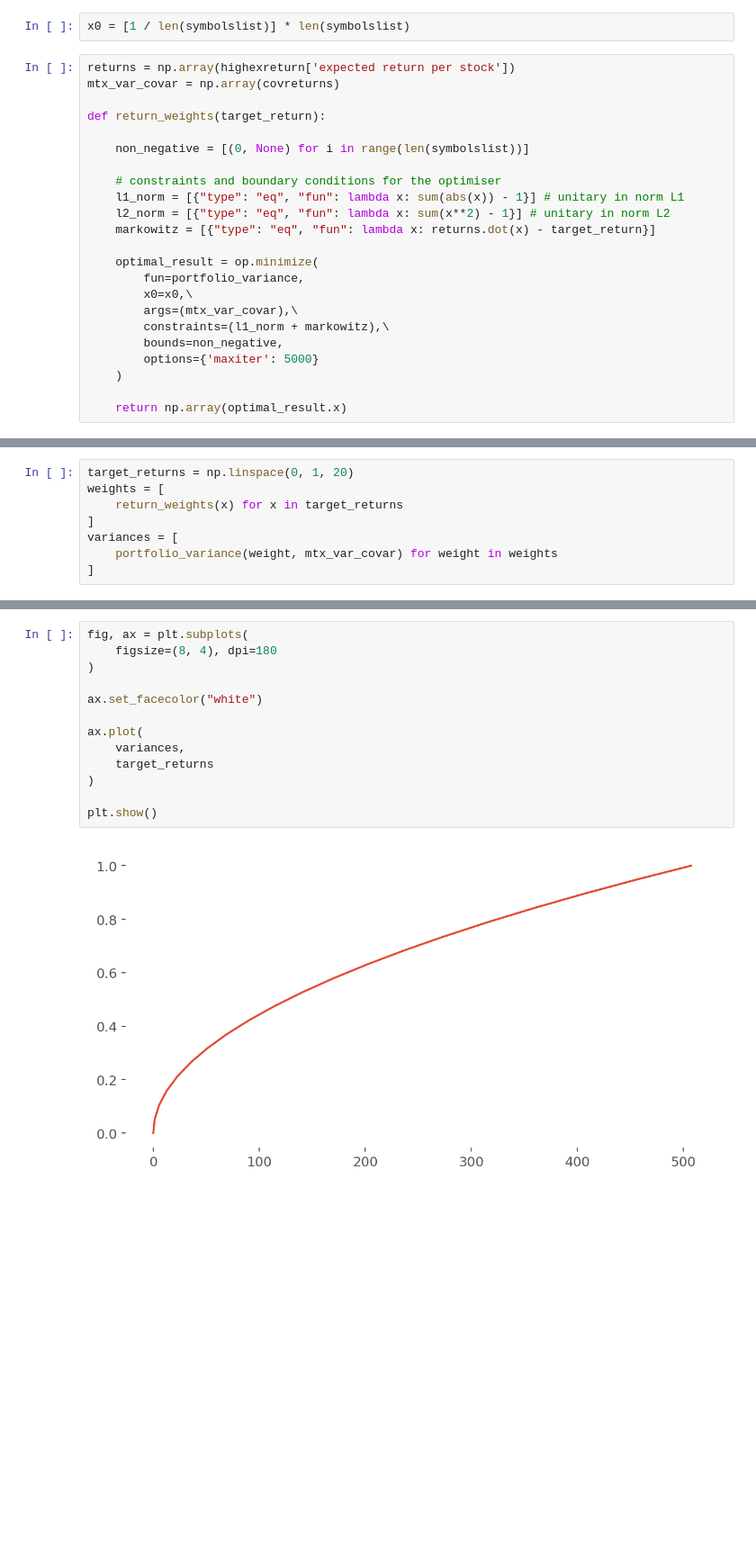
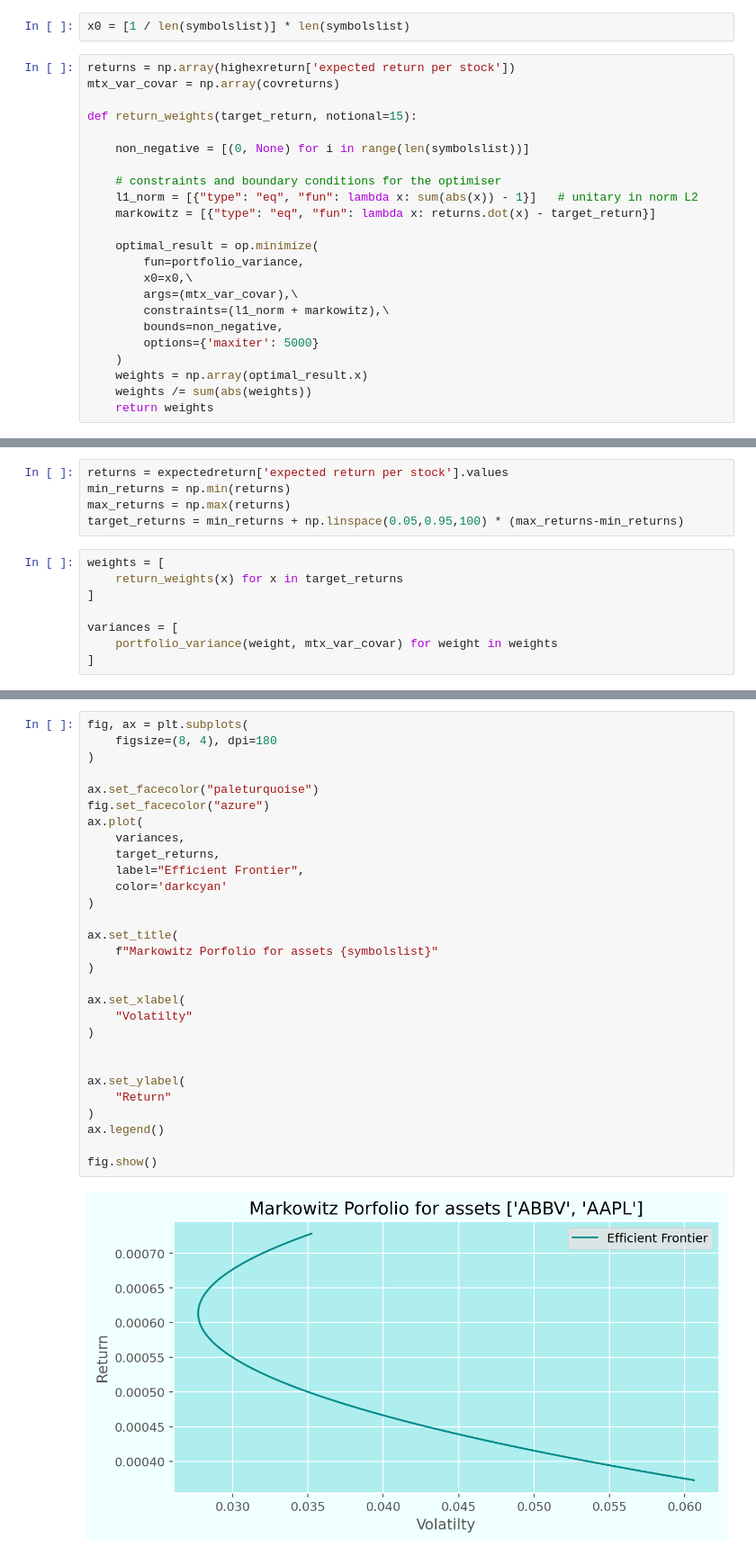
Before and after one commit to NJAimesD/Assets, a Jupyter notebook: markowit.ipynb, the cells around one changed output, grey strips where cells are left out. Shown: that part at 90% size. Saved outputs shown, nothing was run; the diff lists cells and outputs as text; blank space fills up the shorter version.

```diff
--- a/markowit.ipynb
+++ b/markowit.ipynb
@@ -141,13 +193,12 @@ x0 = [1 / len(symbolslist)] * len(symbolslist)
 returns = np.array(highexreturn['expected return per stock'])
 mtx_var_covar = np.array(covreturns)
 
-def return_weights(target_return):
+def return_weights(target_return, notional=15):
 
     non_negative = [(0, None) for i in range(len(symbolslist))]
 
     # constraints and boundary conditions for the optimiser
-    l1_norm = [{"type": "eq", "fun": lambda x: sum(abs(x)) - 1}] # unitary in norm L1
-    l2_norm = [{"type": "eq", "fun": lambda x: sum(x**2) - 1}] # unitary in norm L2
+    l1_norm = [{"type": "eq", "fun": lambda x: sum(abs(x)) - 1}]   # unitary in norm L2
     markowitz = [{"type": "eq", "fun": lambda x: returns.dot(x) - target_return}]
 
     optimal_result = op.minimize(
@@ -158,5 +209,6 @@ def return_weights(target_return):
         bounds=non_negative,
         options={'maxiter': 5000}
     )
-
-    return np.array(optimal_result.x)
+    weights = np.array(optimal_result.x)
+    weights /= sum(abs(weights))
+    return weights
@@ -163,8 +219,13 @@ def return_weights(target_return):
+# %%
+returns = expectedreturn['expected return per stock'].values
+min_returns = np.min(returns)
+max_returns = np.max(returns)
+target_returns = min_returns + np.linspace(0.05,0.95,100) * (max_returns-min_returns)
 # %%
-target_returns = np.linspace(0, 1, 20)
 weights = [
     return_weights(x) for x in target_returns
 ]
+
 variances = [
     portfolio_variance(weight, mtx_var_covar) for weight in weights
 ]
@@ -171,15 +244,31 @@ variances = [
 # %%
 fig, ax = plt.subplots(
     figsize=(8, 4), dpi=180
 )
 
-ax.set_facecolor("white")
-
+ax.set_facecolor("paleturquoise")
+fig.set_facecolor("azure")
 ax.plot(
     variances,
-    target_returns
+    target_returns,
+    label="Efficient Frontier",
+    color='darkcyan'
 )
 
-plt.show()
+ax.set_title(
+    f"Markowitz Porfolio for assets {symbolslist}"
+)
+
+ax.set_xlabel(
+    "Volatilty"
+)
+
+
+ax.set_ylabel(
+    "Return"
+)
+ax.legend()
+
+fig.show()
 # %% [output]
-[figure, old version]
+[figure, new version]
```
Also changed, not shown: parts of 11 cells of this notebook, 2 other files.
